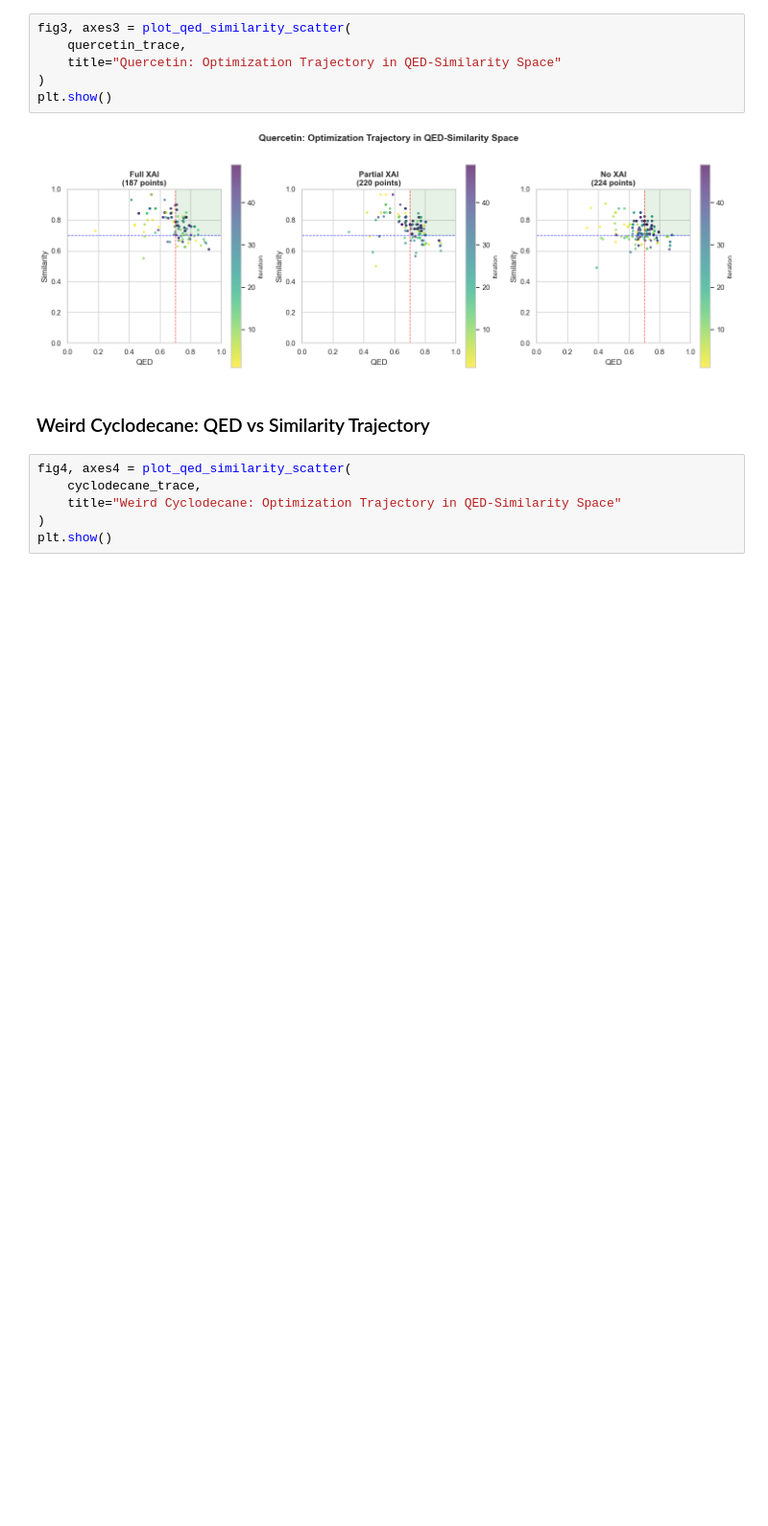
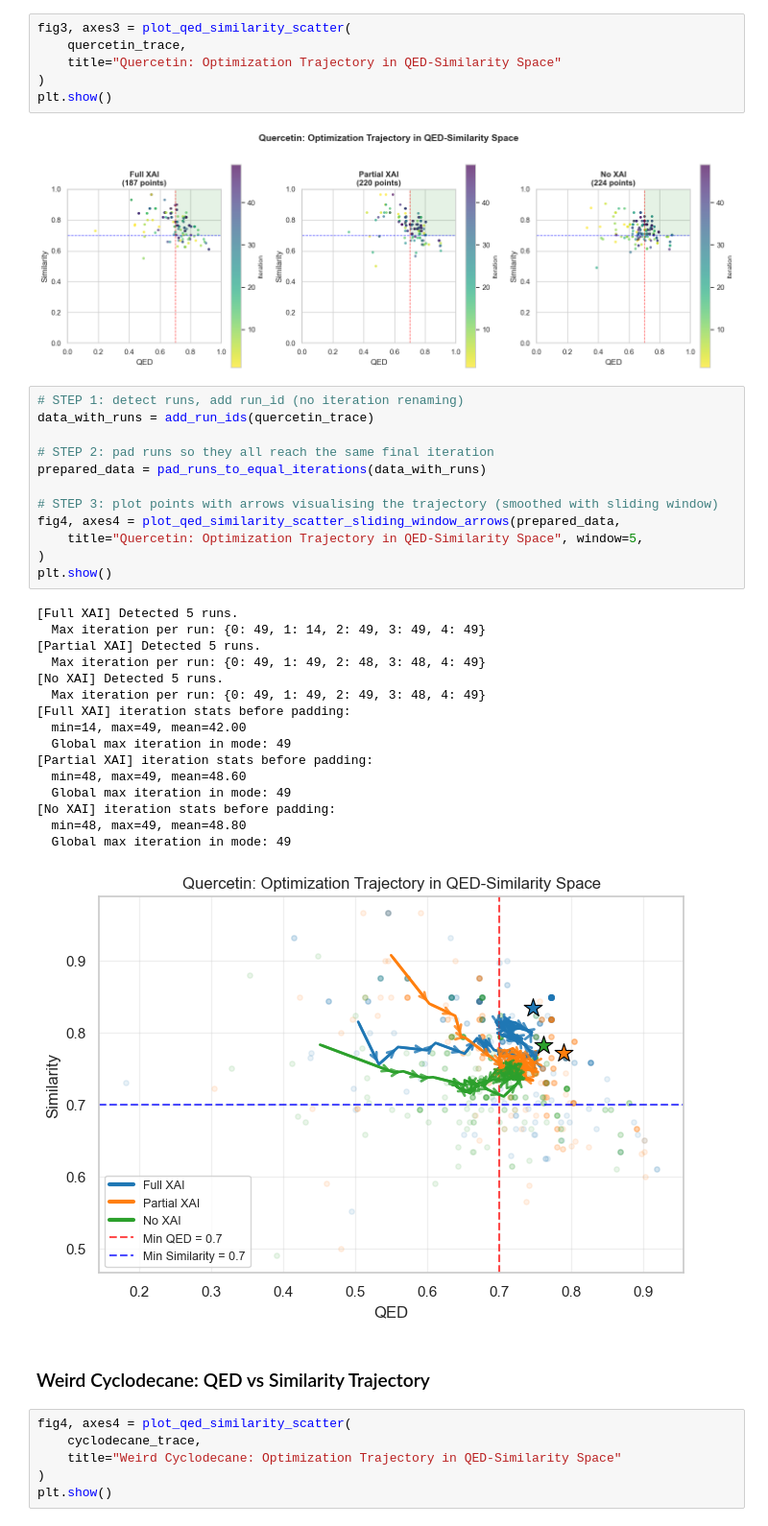
Before and after one commit to FabianKruger/molecule-optimization-agent, a Jupyter notebook: analysis/xai.ipynb, the cells around one changed output. Shown at 96% size. Drawn from its saved outputs; the diff is of its cells as text; blank space fills up the shorter version.

Commit message:
add: smoothed trajectories (arrows) in 2D scatter plot

```diff
--- a/analysis/xai.ipynb
+++ b/analysis/xai.ipynb
@@ -356,6 +602,35 @@ fig3, axes3 = plot_qed_similarity_scatter(
 plt.show()
 # %% [output]
 [figure]
+# %%
+# STEP 1: detect runs, add run_id (no iteration renaming)
+data_with_runs = add_run_ids(quercetin_trace)
+
+# STEP 2: pad runs so they all reach the same final iteration
+prepared_data = pad_runs_to_equal_iterations(data_with_runs)
+
+# STEP 3: plot points with arrows visualising the trajectory (smoothed with sliding window)
+fig4, axes4 = plot_qed_similarity_scatter_sliding_window_arrows(prepared_data,
+    title="Quercetin: Optimization Trajectory in QED-Similarity Space", window=5,
+)
+plt.show()
+# %% [output]
+[Full XAI] Detected 5 runs.
+  Max iteration per run: {0: 49, 1: 14, 2: 49, 3: 49, 4: 49}
+[Partial XAI] Detected 5 runs.
+  Max iteration per run: {0: 49, 1: 49, 2: 48, 3: 48, 4: 49}
+[No XAI] Detected 5 runs.
+  Max iteration per run: {0: 49, 1: 49, 2: 49, 3: 48, 4: 49}
+[Full XAI] iteration stats before padding:
+  min=14, max=49, mean=42.00
+  Global max iteration in mode: 49
+[Partial XAI] iteration stats before padding:
+  min=48, max=49, mean=48.60
+  Global max iteration in mode: 49
+[No XAI] iteration stats before padding:
+  min=48, max=49, mean=48.80
+  Global max iteration in mode: 49
+[figure, added]
 # %% [markdown]
 ### Weird Cyclodecane: QED vs Similarity Trajectory
 # %%
```
Also changed, not shown: parts of 1 cell of this notebook.
